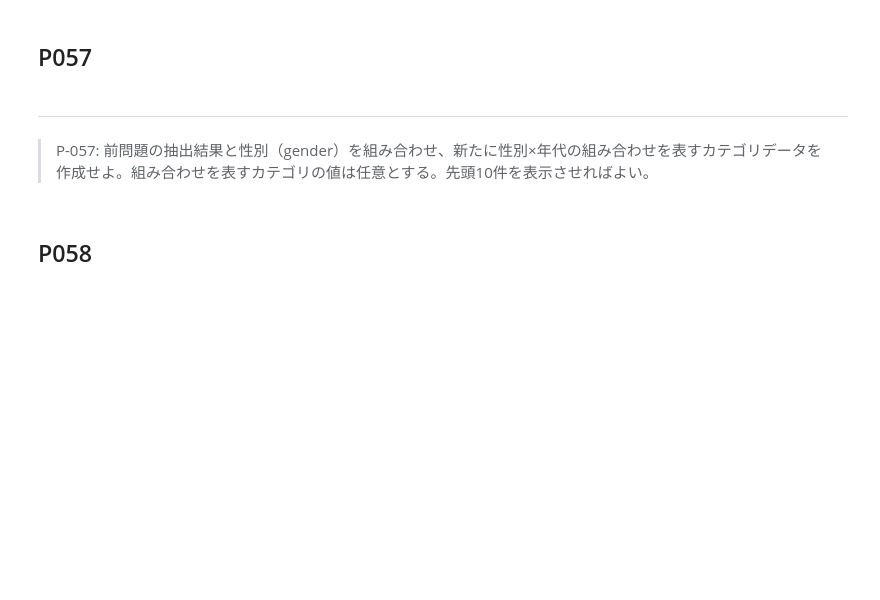
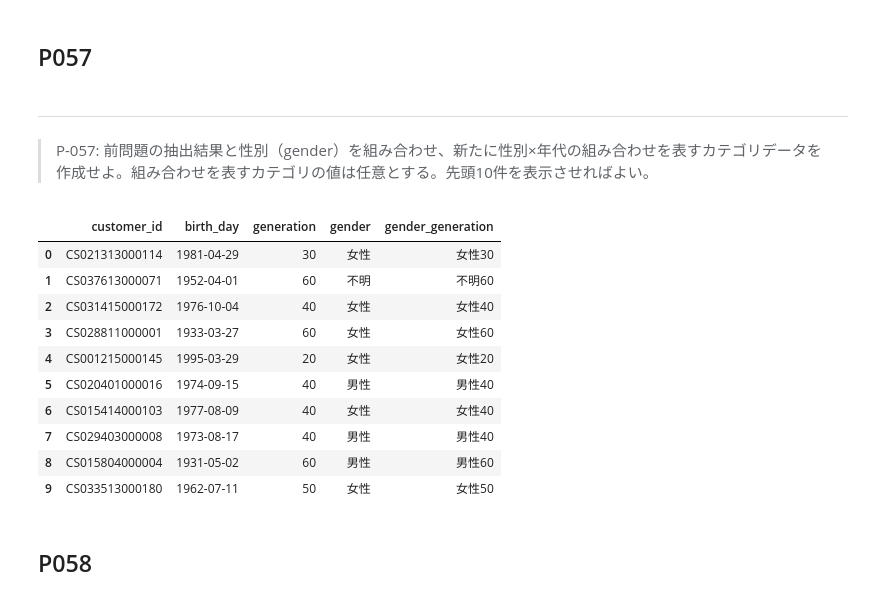
Before and after one commit to okusama27/koan, a Jupyter notebook: 100knock/submit/kame-chan/100_knock_Python(kame-chan).ipynb, the cells around one changed output. Saved outputs shown, nothing was run; the diff lists cells and outputs as text; code cells hidden in the pictures; blank space fills up the shorter version.

```diff
--- a/100knock/submit/kame-chan/100_knock_Python(kame-chan).ipynb
+++ b/100knock/submit/kame-chan/100_knock_Python(kame-chan).ipynb
@@ -1481,0 +1510,6 @@ df55_calc.head(10)
+# %%
+def get_generation(age):
+    if age >= 60:
+        return 60
+    else:
+        return(age//10)*10
@@ -1484,6 +1534,25 @@ df55_calc.head(10)
 # %% [markdown]
 ---
 > P-057: 前問題の抽出結果と性別（gender）を組み合わせ、新たに性別×年代の組み合わせを表すカテゴリデータを作成せよ。組み合わせを表すカテゴリの値は任意とする。先頭10件を表示させればよい。
+# %%
+df57 = df_customer.copy()
+df57["generation"] = df57["age"].apply(get_generation)
+df57["generation"] = df57["generation"].apply(str)
+df57["gender_generation"] = df57["gender"].str.cat(df57["generation"])
+df57_ans = df57[["customer_id", "birth_day", "generation", "gender", "gender_generation"]]
+df57_ans.head(10)
+# %% [output]
+|  | customer_id | birth_day | generation | gender | gender_generation |
+| 0 | CS021313000114 | 1981-04-29 | 30 | 女性 | 女性30 |
+| 1 | CS037613000071 | 1952-04-01 | 60 | 不明 | 不明60 |
+| 2 | CS031415000172 | 1976-10-04 | 40 | 女性 | 女性40 |
+| 3 | CS028811000001 | 1933-03-27 | 60 | 女性 | 女性60 |
+| 4 | CS001215000145 | 1995-03-29 | 20 | 女性 | 女性20 |
+| 5 | CS020401000016 | 1974-09-15 | 40 | 男性 | 男性40 |
+| 6 | CS015414000103 | 1977-08-09 | 40 | 女性 | 女性40 |
+| 7 | CS029403000008 | 1973-08-17 | 40 | 男性 | 男性40 |
+| 8 | CS015804000004 | 1931-05-02 | 60 | 男性 | 男性60 |
+| 9 | CS033513000180 | 1962-07-11 | 50 | 女性 | 女性50 |
 # %% [markdown]
 ## P058
 # %% [markdown]
```
Also changed, not shown: parts of 18 cells of this notebook.
